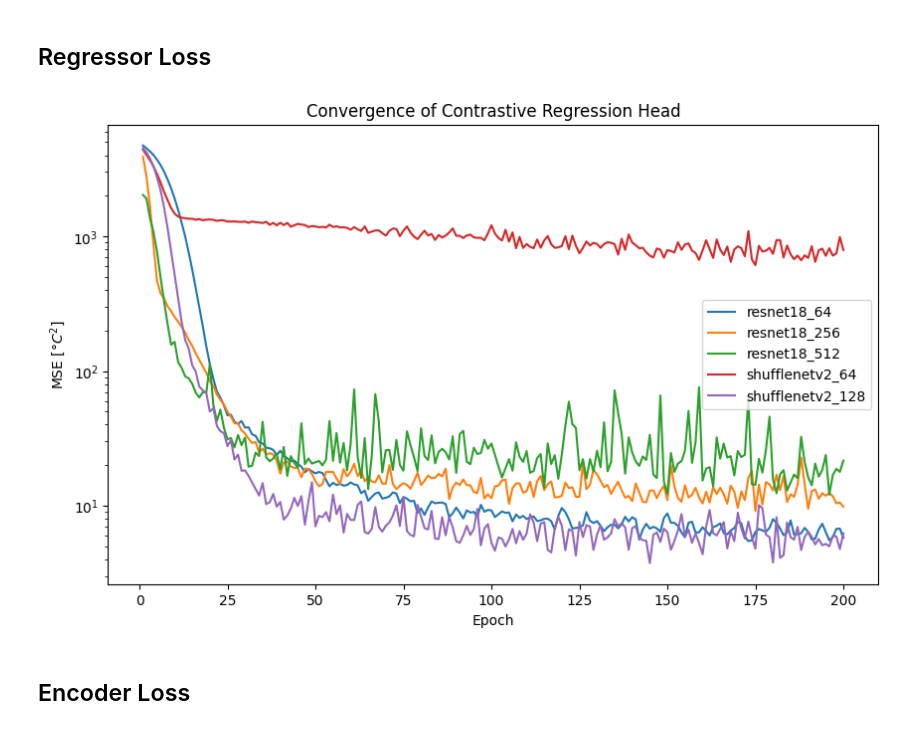
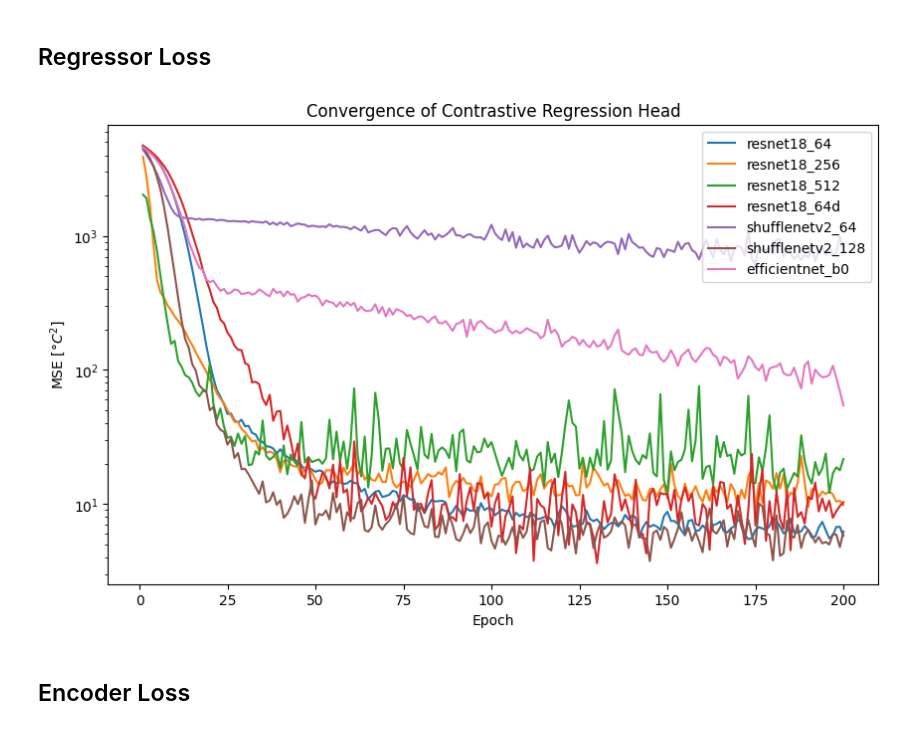
Before and after one commit to tsopeter/835-Final-Project, a Jupyter notebook: CompareModels.ipynb, the cells around one changed output. Cells and saved outputs as stored; diff of their text form; code cells hidden in the pictures.

```diff
--- a/CompareModels.ipynb
+++ b/CompareModels.ipynb
@@ -23,29 +45,31 @@ def GetRegressorDataAsDict(path : str):
 # %%
 Models = {}
 Models['resnet18_64'] = GetRegressorDataAsDict('ConModels/Resnet18/5_400ep_64e_r_200ep_1_t1.0_b128/Regressor')
 Models['resnet18_256'] = GetRegressorDataAsDict('ConModels/Resnet18/1_400ep_256e_r_200ep_1_t1.0_b128/Regressor')
 Models['resnet18_512'] = GetRegressorDataAsDict('ConModels/Resnet18/4_400ep_512e_r_200ep_1_t1.0_b128/Regressor')
+Models['resnet18_64d'] = GetRegressorDataAsDict('ConModels/Resnet18/6_600ep_64e_r_200ep_1_t1.0_b256/Regressor')
 Models['shufflenetv2_64'] = GetRegressorDataAsDict('ConModels/ShuffleNetV2/1_400ep_64e_r_200ep_1_t1.0/Regressor')
 Models['shufflenetv2_128'] = GetRegressorDataAsDict('ConModels/ShuffleNetV2/1_400ep_128e_r_200ep_1_t1.0/Regressor')
+Models['efficientnet_b0'] = GetRegressorDataAsDict('ConModels/EfficientNetB0/1_100ep_64e_r_200ep_1/Regressor')
 
 epochs = 200
 plt.figure(figsize=[10, 6])
 plt.plot(
     np.array([
         np.arange(1, epochs+1) for _ in range(len(Models))
     ]).T,
     np.array([
         Models[key]['VMSE'][:epochs] for key, item in Models.items()
     ]).T
 )
 plt.title("Convergence of Contrastive Regression Head")
 plt.xlabel("Epoch")
 plt.ylabel(r"MSE $[\degree C^2]$")
 plt.legend([key for key, _ in Models.items()])
 plt.yscale("log")
 plt.show()
 # %% [output]
-[figure, old version]
+[figure, new version]
 # %% [markdown]
 ## Encoder Loss
 # %%
```
Also changed, not shown: parts of 11 cells of this notebook, 2 other files.
